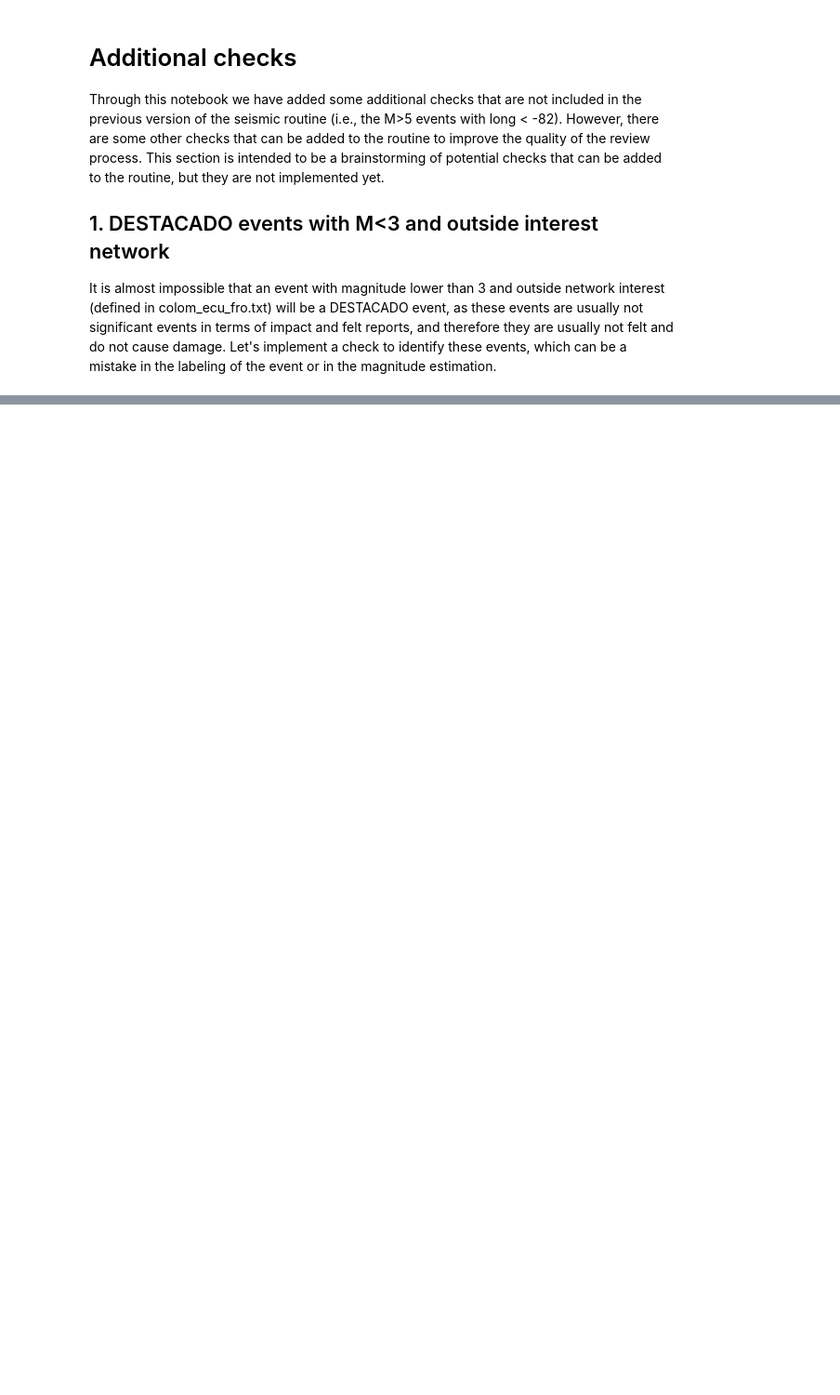
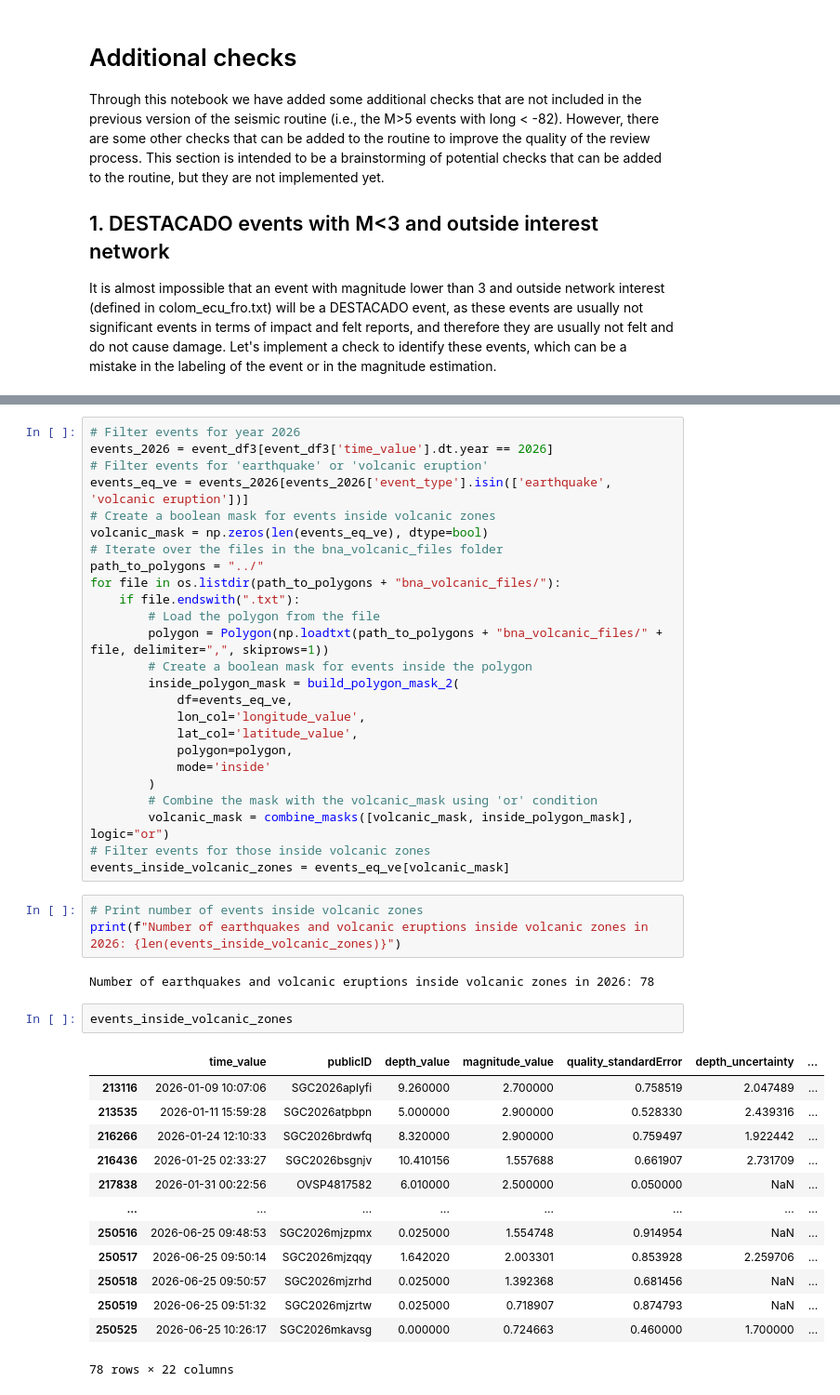
Before and after one commit to KenethGarcia/Revision_Sismicidad_SGC, a Jupyter notebook: notebooks/Vectorization_vs_Parallelization.ipynb, the cells around one changed output, grey strips where cells are left out. Shown at 93% size. Drawn from its saved outputs; the diff is of its cells as text; blank space fills up the shorter version.

Commit message:
Added adagudelo request using new vectorization system

```diff
--- a/notebooks/Vectorization_vs_Parallelization.ipynb
+++ b/notebooks/Vectorization_vs_Parallelization.ipynb
@@ -1814,0 +1824,46 @@ Time elapsed for DESTACADO events with M<3 and outside network check: 0.0351 sec
+# %%
+# Filter events for year 2026
+events_2026 = event_df3[event_df3['time_value'].dt.year == 2026]
+# Filter events for 'earthquake' or 'volcanic eruption'
+events_eq_ve = events_2026[events_2026['event_type'].isin(['earthquake', 'volcanic eruption'])]
+# Create a boolean mask for events inside volcanic zones
+volcanic_mask = np.zeros(len(events_eq_ve), dtype=bool)
+# Iterate over the files in the bna_volcanic_files folder
+path_to_polygons = "../"
+for file in os.listdir(path_to_polygons + "bna_volcanic_files/"):
+    if file.endswith(".txt"):
+        # Load the polygon from the file
+        polygon = Polygon(np.loadtxt(path_to_polygons + "bna_volcanic_files/" + file, delimiter=",", skiprows=1))
+        # Create a boolean mask for events inside the polygon
+        inside_polygon_mask = build_polygon_mask_2(
+            df=events_eq_ve,
+            lon_col='longitude_value',
+            lat_col='latitude_value',
+            polygon=polygon,
+            mode='inside'
+        )
+        # Combine the mask with the volcanic_mask using 'or' condition
+        volcanic_mask = combine_masks([volcanic_mask, inside_polygon_mask], logic="or")
+# Filter events for those inside volcanic zones
+events_inside_volcanic_zones = events_eq_ve[volcanic_mask]
+# %%
+# Print number of events inside volcanic zones
+print(f"Number of earthquakes and volcanic eruptions inside volcanic zones in 2026: {len(events_inside_volcanic_zones)}")
+# %% [output]
+Number of earthquakes and volcanic eruptions inside volcanic zones in 2026: 78
+# %%
+events_inside_volcanic_zones
+# %% [output]
+|  | time_value | publicID | depth_value | magnitude_value | quality_standardError | depth_uncertainty | ... |
+| 213116 | 2026-01-09 10:07:06 | SGC2026aplyfi | 9.260000 | 2.700000 | 0.758519 | 2.047489 | ... |
+| 213535 | 2026-01-11 15:59:28 | SGC2026atpbpn | 5.000000 | 2.900000 | 0.528330 | 2.439316 | ... |
+| 216266 | 2026-01-24 12:10:33 | SGC2026brdwfq | 8.320000 | 2.900000 | 0.759497 | 1.922442 | ... |
+| 216436 | 2026-01-25 02:33:27 | SGC2026bsgnjv | 10.410156 | 1.557688 | 0.661907 | 2.731709 | ... |
+| 217838 | 2026-01-31 00:22:56 | OVSP4817582 | 6.010000 | 2.500000 | 0.050000 | NaN | ... |
+| ... | ... | ... | ... | ... | ... | ... | ... |
+| 250516 | 2026-06-25 09:48:53 | SGC2026mjzpmx | 0.025000 | 1.554748 | 0.914954 | NaN | ... |
+| 250517 | 2026-06-25 09:50:14 | SGC2026mjzqqy | 1.642020 | 2.003301 | 0.853928 | 2.259706 | ... |
+| 250518 | 2026-06-25 09:50:57 | SGC2026mjzrhd | 0.025000 | 1.392368 | 0.681456 | NaN | ... |
+| 250519 | 2026-06-25 09:51:32 | SGC2026mjzrtw | 0.025000 | 0.718907 | 0.874793 | NaN | ... |
+| 250525 | 2026-06-25 10:26:17 | SGC2026mkavsg | 0.000000 | 0.724663 | 0.460000 | 1.700000 | ... |
+78 rows × 22 columns
```
Also changed, not shown: parts of 32 cells of this notebook.
